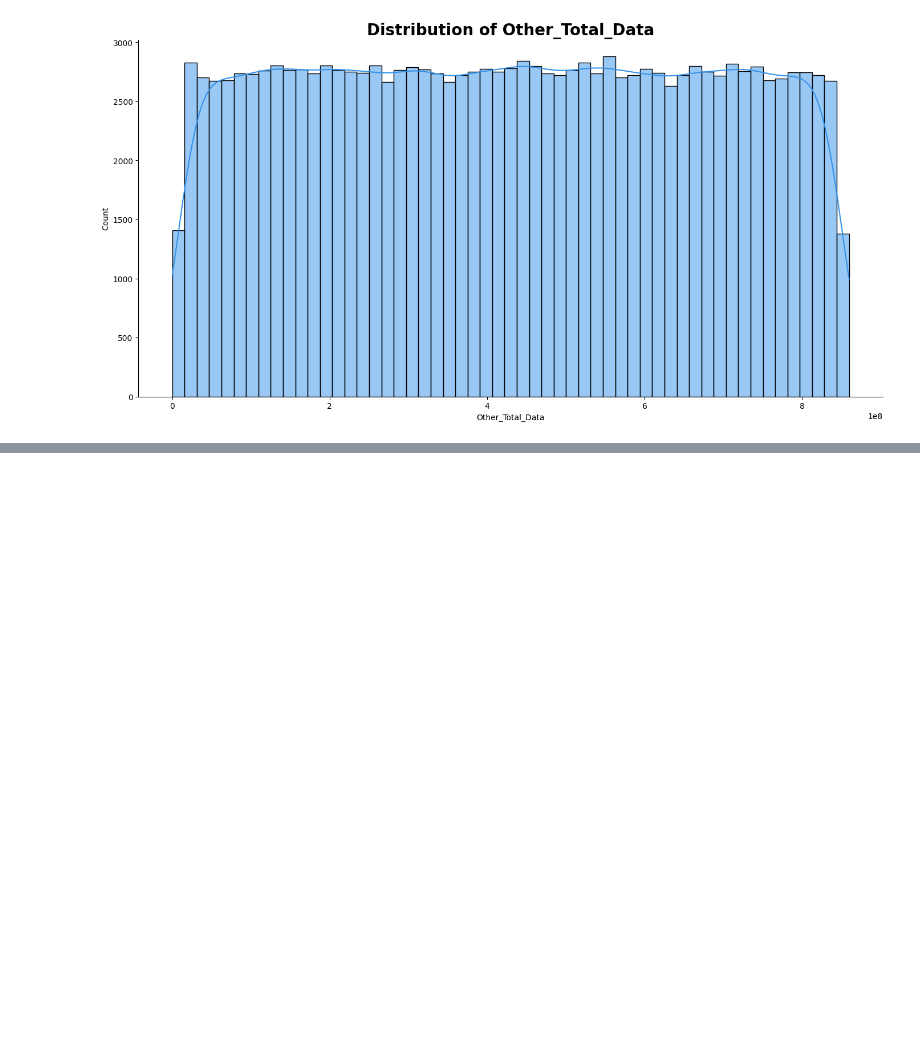
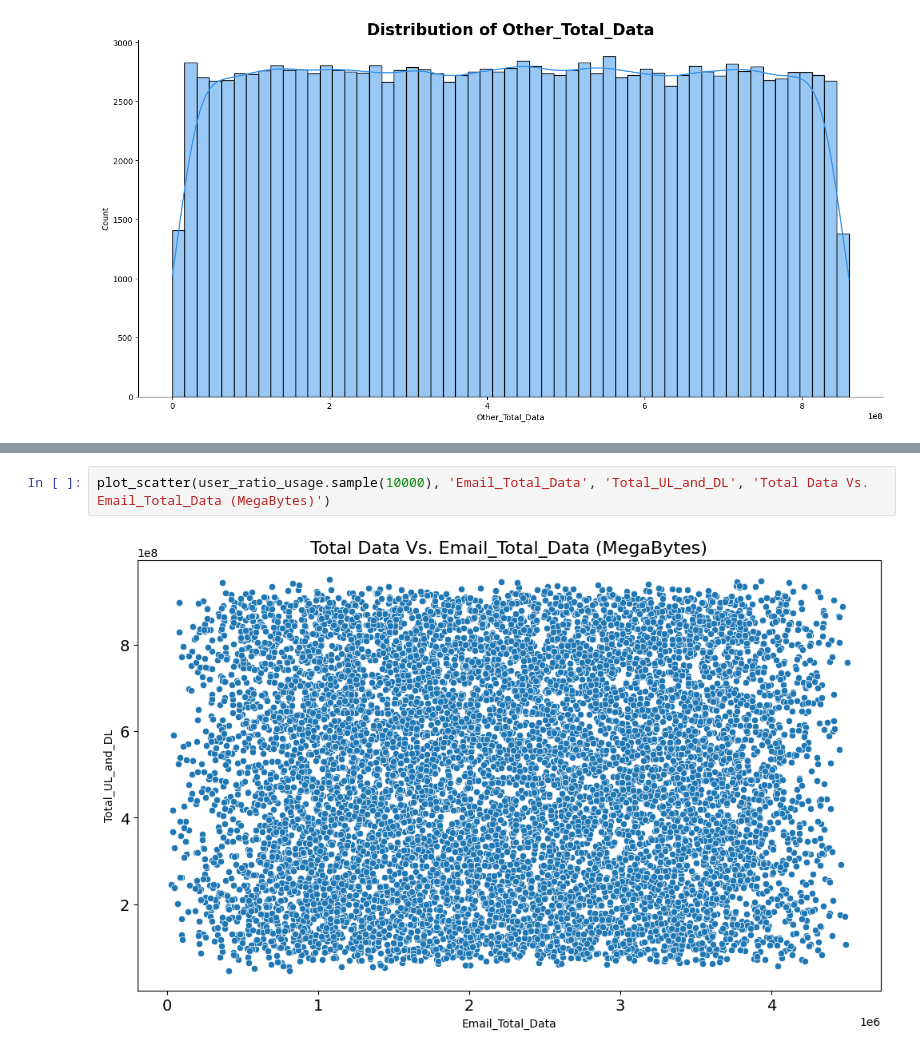
Before and after one commit to brook1167/Telecom-Analysis, a Jupyter notebook: notebooks/User_overview_analysis_task1.ipynb, the cells around one changed output, grey strips where cells are left out. Drawn from its saved outputs; the diff is of its cells as text; blank space fills up the shorter version.

```diff
--- a/notebooks/User_overview_analysis_task1.ipynb
+++ b/notebooks/User_overview_analysis_task1.ipynb
@@ -515,0 +557,4 @@ max        8.595209e+08
+# %%
+plot_scatter(user_ratio_usage.sample(10000), 'Email_Total_Data', 'Total_UL_and_DL', 'Total Data Vs. Email_Total_Data (MegaBytes)')
+# %% [output]
+[figure, added]
```
Also changed, not shown: parts of 18 cells of this notebook.
